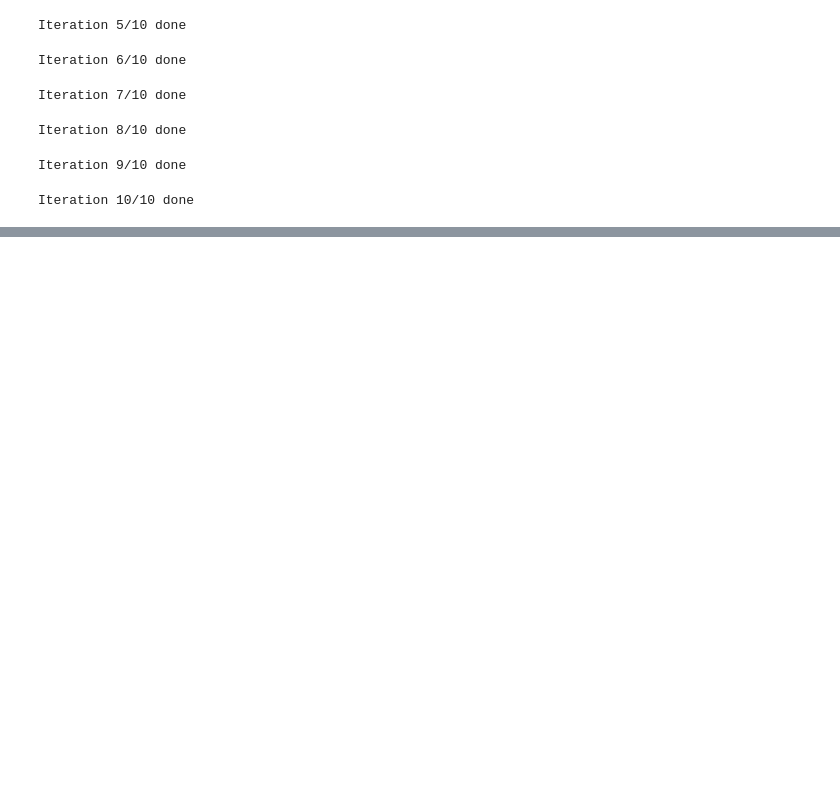
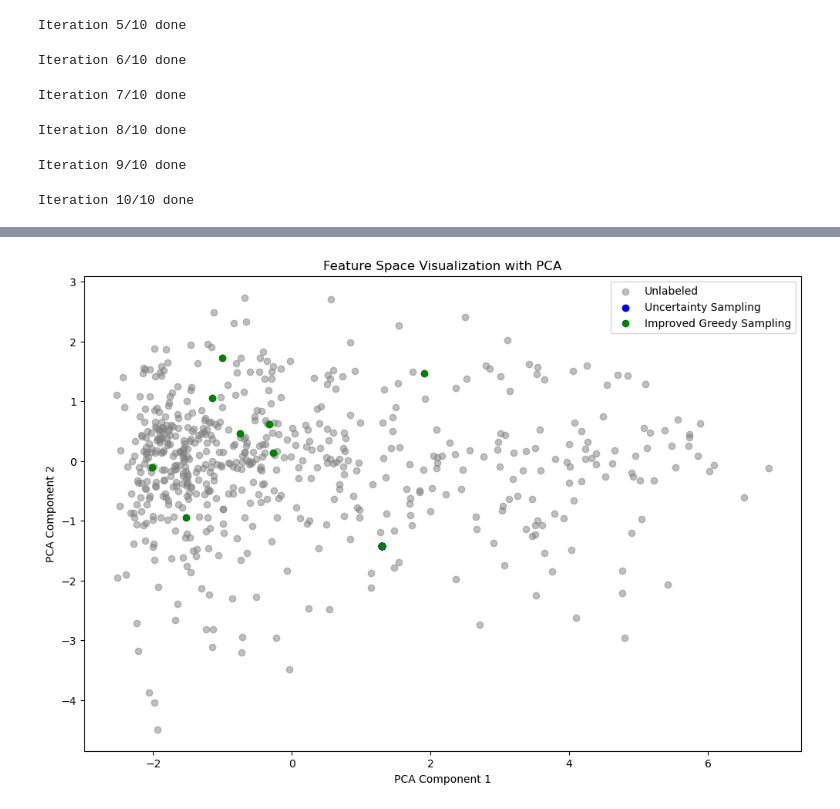
Before and after one commit to JBorregaardd/bachelorprojekt---satellit, a Jupyter notebook: AL-model.ipynb, the cells around one changed output, grey strips where cells are left out. Drawn from its saved outputs; the diff is of its cells as text; code cells hidden in the pictures; blank space fills up the shorter version.

```diff
--- a/AL-model.ipynb
+++ b/AL-model.ipynb
@@ -166,0 +186,34 @@ plt.show()
+# %%
+from sklearn.decomposition import PCA
+from scipy import stats
+
+i = 1
+
+seed = 3+i
+data = split_data(X, y, n_init, seed)
+unlabeled_indices = data['pool']['X']
+
+# PCA projection to 2D
+pca = PCA(n_components=2)
+X_pca = pca.fit_transform(unlabeled_indices)
+
+
+z_scores = stats.zscore(X_pca)
+
+
+
+X_pca = X_pca[(z_scores < 4).all(axis=1)]
+
+# Visualization
+plt.figure(figsize=(12, 8))
+plt.scatter(X_pca[:, 0], X_pca[:, 1], c='gray', label='Unlabeled', alpha=0.5)
+plt.scatter(X_pca[sampled_variance[0,::].astype(int), 0], X_pca[sampled_variance[0,::].astype(int), 1], c='blue', label='Uncertainty Sampling')
+plt.scatter(X_pca[sampled_greedy[0,::].astype(int), 0], X_pca[sampled_greedy[0,::].astype(int), 1], c='green', label='Improved Greedy Sampling')
+
+plt.legend()
+plt.title('Feature Space Visualization with PCA')
+plt.xlabel('PCA Component 1')
+plt.ylabel('PCA Component 2')
+plt.show()
+# %% [output]
+[figure, added]
```
Also changed, not shown: parts of 9 cells of this notebook, 5 other files.
